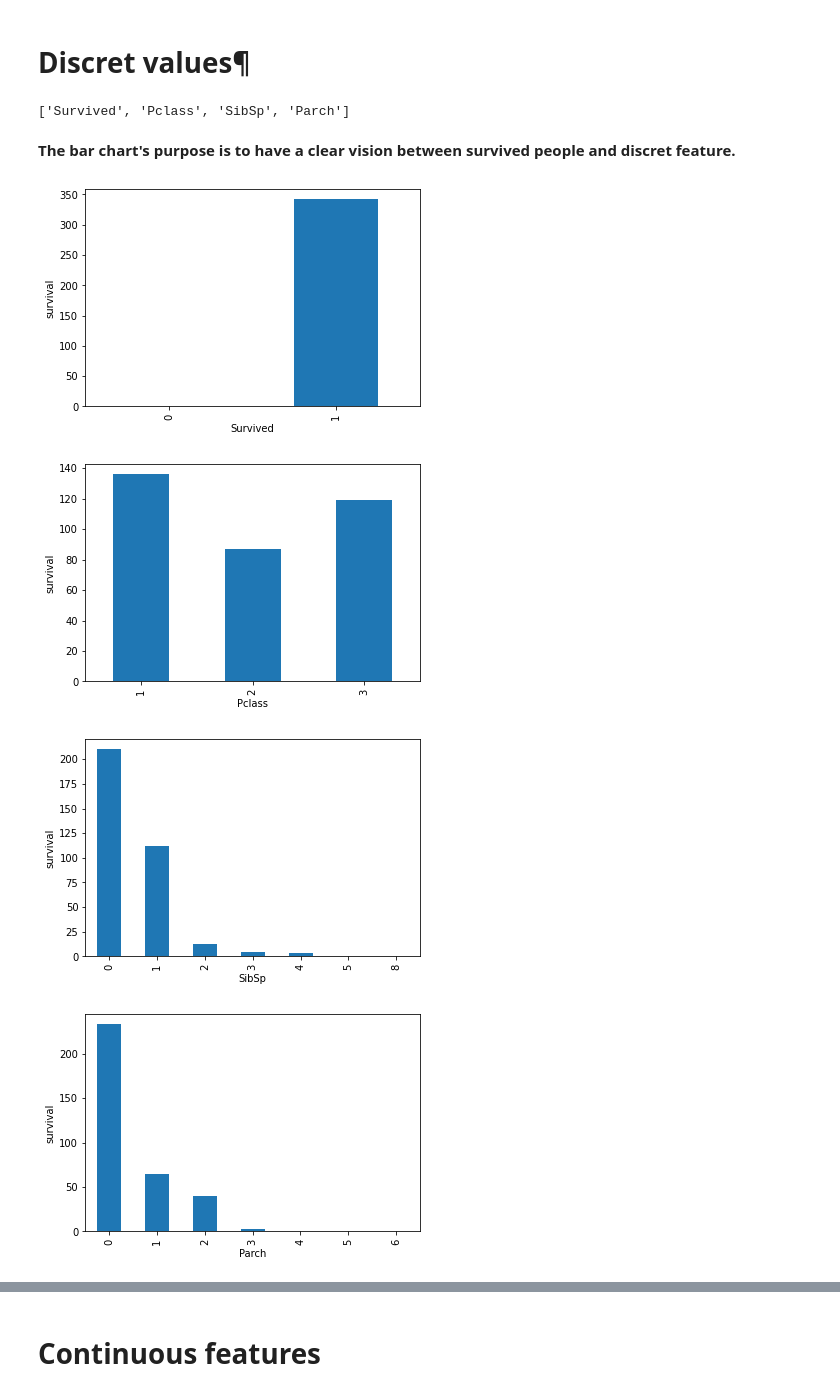
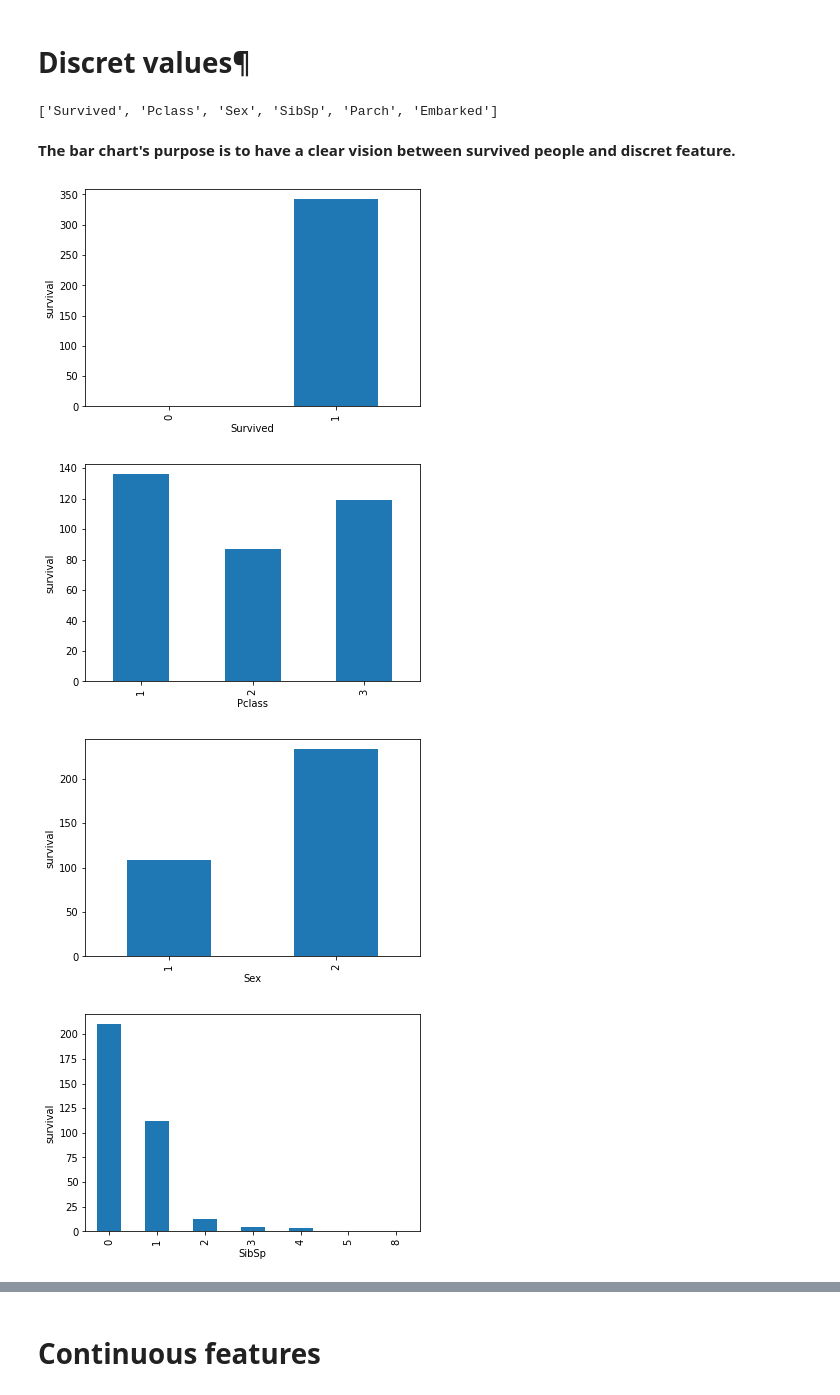
Before and after one commit to yousseftarhri/Titanic-disaster-ML, a Jupyter notebook: titanic.ipynb, the cells around one changed output, grey strips where cells are left out. Saved outputs shown, nothing was run; the diff lists cells and outputs as text; code cells hidden in the pictures.

```diff
--- a/titanic.ipynb
+++ b/titanic.ipynb
@@ -17,0 +27,3 @@ train.head()
+# %%
+feature_na = [i for i in train.columns if train[i].isnull().sum()>1]
+feature_na
@@ -17,0 +32,4 @@ train.head()
+# %%
+for i in feature_na:
+    x= np.round(test[i].isnull().mean(),2)
+    print(i,  x,'% missing values')
@@ -17,0 +40,10 @@ train.head()
+# %%
+def conv(df) :
+    em = {'S': 1,'C': 2,'Q': 3,np.nan:np.nan}
+    sex = {'male':1,"female":2}
+    df["Embarked"] = df.Embarked.map(em)
+    df["Sex"] = df.Sex.map(sex)
+    return df
+# %%
+train = conv(train)
+test = conv(test)
@@ -31,18 +84,18 @@ feature_numeric.tail()
 discret_feature = [i for i in feature_numeric.columns if len(feature_numeric[i].unique())<20 and i not in ['PassengerId']]
 discret_feature
 # %% [output]
-['Survived', 'Pclass', 'SibSp', 'Parch']
+['Survived', 'Pclass', 'Sex', 'SibSp', 'Parch', 'Embarked']
 # %% [markdown]
 **The bar chart's purpose is to have a clear vision between survived people and discret feature.**
 # %%
 for i in discret_feature :
-    data = feature_numeric.copy()
+    data = train.copy()
     data.groupby(i)['Survived'].sum().plot.bar()
     plt.xlabel(i)
     plt.ylabel('survival')
     plt.show()
 # %% [output]
 [figure]
 [figure]
-[figure, old version]
+[figure, new version]
-[figure, old version]
+[figure, new version]
```
Also changed, not shown: parts of 19 cells of this notebook.
